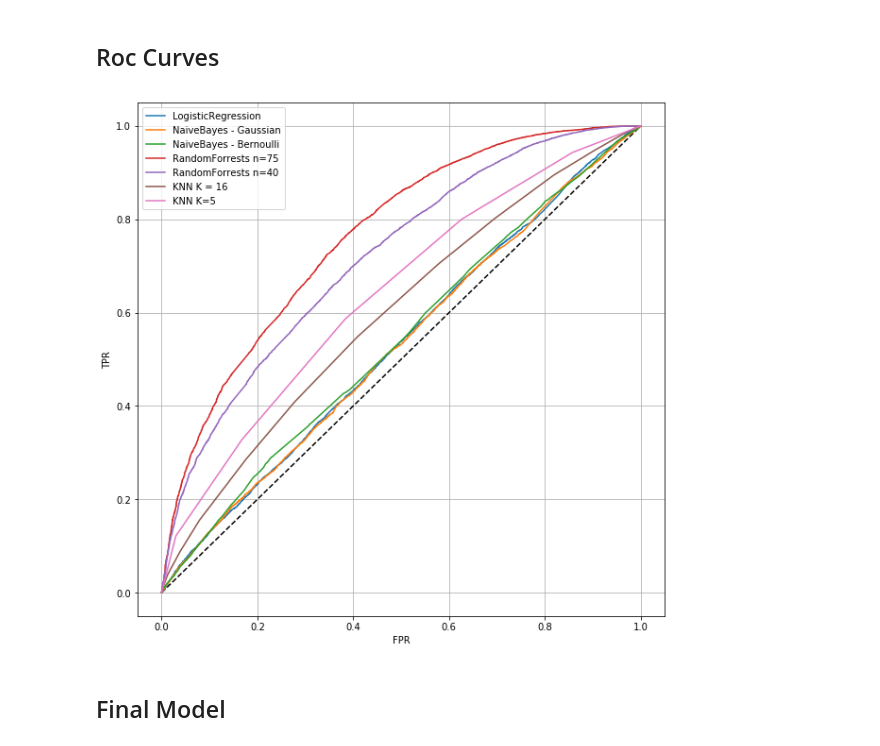
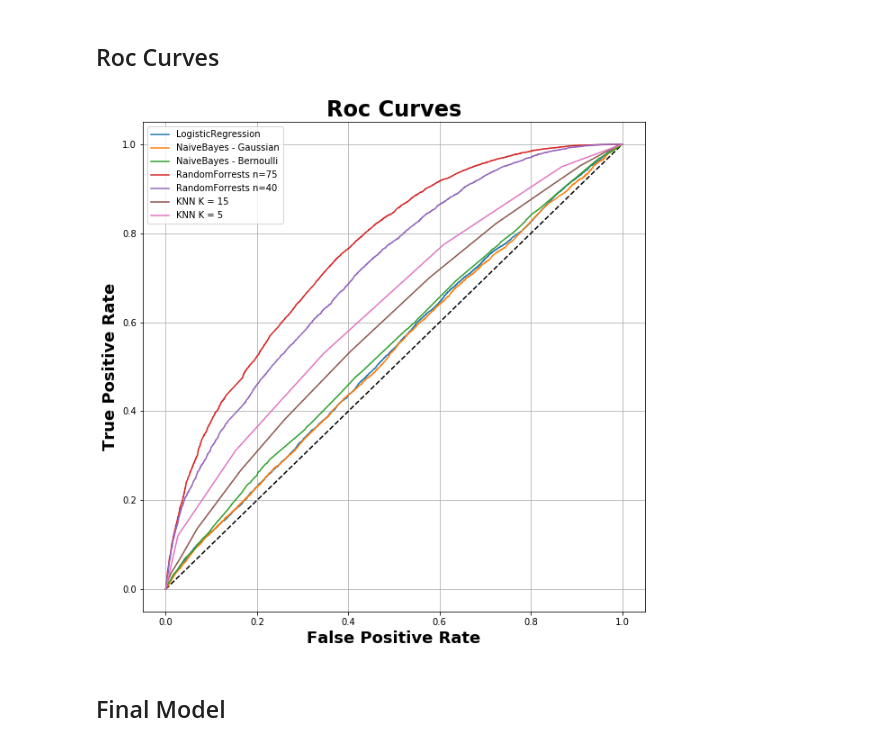
Before and after one commit to emilyageller/Geller_Metis, a Jupyter notebook: Project 3/Project3_Part3_modeling-latest.ipynb, the cells around one changed output. Saved outputs shown, nothing was run; the diff lists cells and outputs as text; code cells hidden in the pictures.

```diff
--- a/Project 3/Project3_Part3_modeling-latest.ipynb
+++ b/Project 3/Project3_Part3_modeling-latest.ipynb
@@ -359,3 +350,9 @@ for n in tqdm(n_range):
 print(n_up_auc)
 # %% [output]
 [0.76317588366858757, 0.76549208066662344, 0.76640188360048089, 0.76592897240457192, 0.76724750237891626, 0.7684333045700249, 0.76673576714185021, 0.76887143957681314, 0.77042994292528633, 0.772210531 ...
+# %%
+parameters = {'n_estimators': tuple(range(10,100)), 'max_depth': tuple(range(5,40))}
+rf_gs = RandomForestClassifier()
+clf = grid_search.GridSearchCV(rf_gs,parameters, scoring = 'roc_auc')
+clf.fit(xtrain,ytrain)
+clf.best_params_
@@ -402,0 +456,11 @@ features.sort_values('importances',ascending = False)
+# %%
+rf_5 = RandomForestClassifier(max_depth = 6,n_estimators = 1,class_weight = 'balanced', random_state = 123)
+rf_5.fit(xtrain, ytrain)
+y_pred = rf_5.predict(xtest)
+y_score = rf_5.predict_proba(xtest)[:,1]
+fpr, tpr,_ = roc_curve(ytest, y_score)
+roc_auc = auc(fpr, tpr)
+
+print("Accuracy: %.3f"% metrics.accuracy_score(ytest, rf_5.predict(xtest)))
+print(metrics.classification_report(ytest, rf_5.predict(xtest)))
+print('ROC AUC:', roc_auc)
@@ -514,38 +587,39 @@ knn_score = knn.predict_proba(xtest_norm)[:,1]
 knn5_score = knn5.predict_proba(xtest_norm)[:,1]
 #l_svm_score = l_svm.predict_proba(xtest)[:,1]
 
 lr_fpr, lr_tpr,_ = roc_curve(ytest, lr_score)
 nb_g_fpr, nb_g_tpr,_ = roc_curve(ytest, nb_g_score)
 nb_b_fpr, nb_b_tpr,_ = roc_curve(ytest, nb_b_score)
 rf_64_fpr, rf_64_tpr,_ = roc_curve(ytest, rf_64_score)
 rf_fpr, rf_tpr,_ = roc_curve(ytest, rf_score)
 knn_fpr, knn_tpr,_ = roc_curve(ytest, knn_score)
 knn5_fpr, knn5_tpr,_ = roc_curve(ytest, knn5_score)
 #l_svm_fpr, l_svm_tpr,_ = roc_curve(ytest, l_svm_score)
 #roc_auc = auc(fpr, tpr)
 
 plt.figure(figsize = (10,10))
 plt.subplot(1,1,1)
 # Plotting our Baseline..
 plt.plot([0,1],[0,1], 'k--')
 
 plt.plot(lr_fpr,lr_tpr, label = 'LogisticRegression')
 plt.plot(nb_g_fpr,nb_g_tpr, label = 'NaiveBayes - Gaussian')
 plt.plot(nb_b_fpr,nb_b_tpr, label = 'NaiveBayes - Bernoulli')
 plt.plot(rf_64_fpr,rf_64_tpr, label = 'RandomForrests n=75')
 plt.plot(rf_fpr,rf_tpr, label = 'RandomForrests n=40')
-plt.plot(knn_fpr,knn_tpr, label = 'KNN K = 16')
-plt.plot(knn5_fpr,knn5_tpr, label = 'KNN K=5')
+plt.plot(knn_fpr,knn_tpr, label = 'KNN K = 15')
+plt.plot(knn5_fpr,knn5_tpr, label = 'KNN K = 5')
 #plt.plot(l_svm_fpr,l_svm_tpr, label = 'SVM-Linear')
 
 plt.legend()
 plt.grid(True)
-plt.xlabel('FPR')
-plt.ylabel('TPR')
+plt.xlabel('False Positive Rate', fontweight = 'bold', fontsize = '18')
+plt.ylabel('True Positive Rate', fontweight = 'bold', fontsize = '18')
+plt.title('Roc Curves', fontweight = 'bold', fontsize = '24')
 
 plt.savefig('RocCurve')
 # %% [output]
-[figure, old version]
+[figure, new version]
 # %% [markdown]
 ## Final Model
 # %%
```
Also changed, not shown: parts of 16 cells of this notebook, 1 other file.
